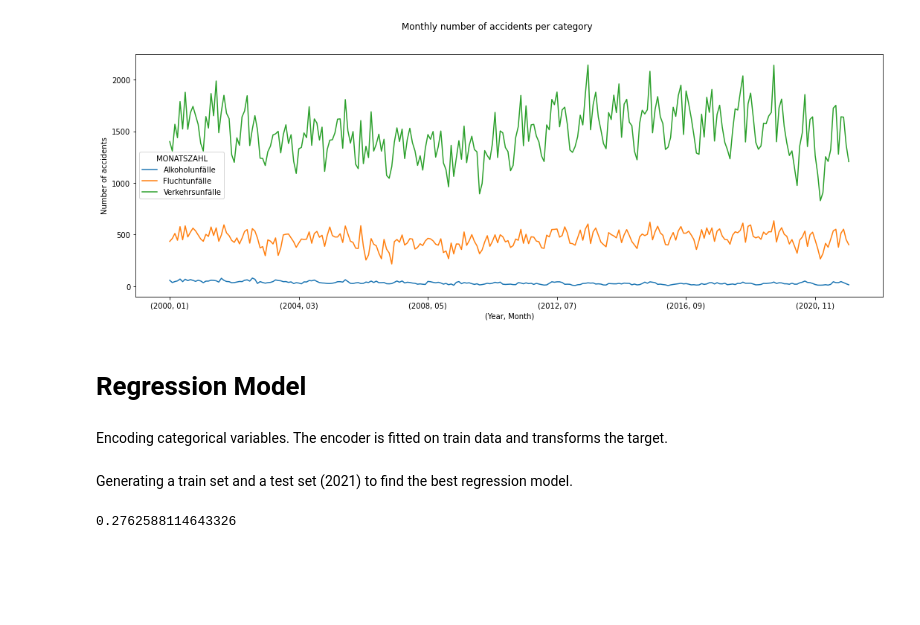
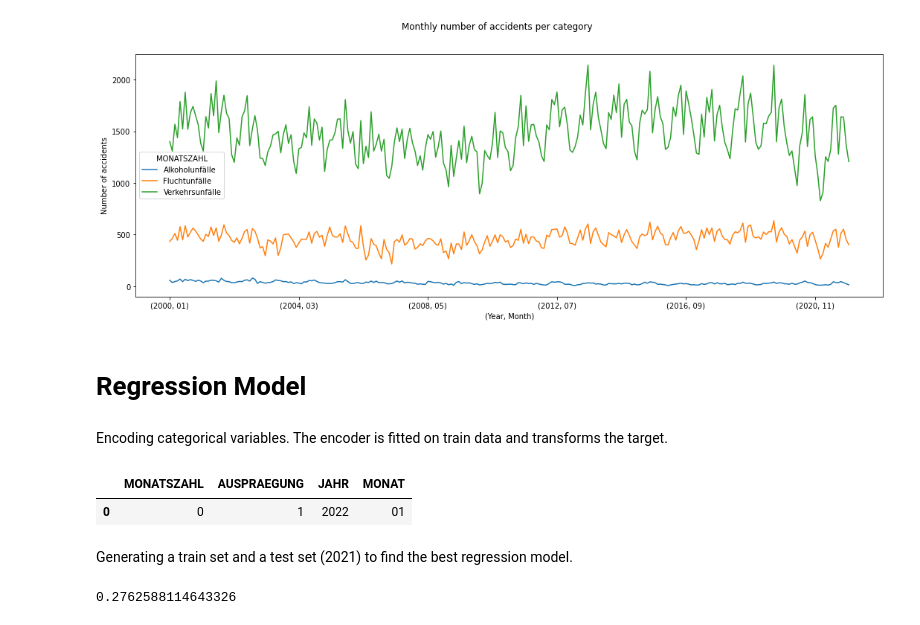
Before and after one commit to LeoMaggio/DPS-AI-Engineer-Challenge, a Jupyter notebook: Mission_1.ipynb, the cells around one changed output. Cells and saved outputs as stored; diff of their text form; code cells hidden in the pictures; blank space fills up the shorter version.

```diff
--- a/Mission_1.ipynb
+++ b/Mission_1.ipynb
@@ -123,6 +123,11 @@ df_mon['MONATSZAHL'] = label_encoder.fit_transform(df_mon['MONATSZAHL'])
 target['MONATSZAHL'] = label_encoder.transform(target['MONATSZAHL'])
 df_mon['AUSPRAEGUNG'] = label_encoder.fit_transform(df_mon['AUSPRAEGUNG'])
 target['AUSPRAEGUNG'] = label_encoder.transform(target['AUSPRAEGUNG'])
+# %%
+target
+# %% [output]
+|  | MONATSZAHL | AUSPRAEGUNG | JAHR | MONAT |
+| 0 | 0 | 1 | 2022 | 01 |
 # %% [markdown]
 Generating a train set and a test set (2021) to find the best regression model.
 # %%
```
Also changed, not shown: parts of 3 cells of this notebook.
